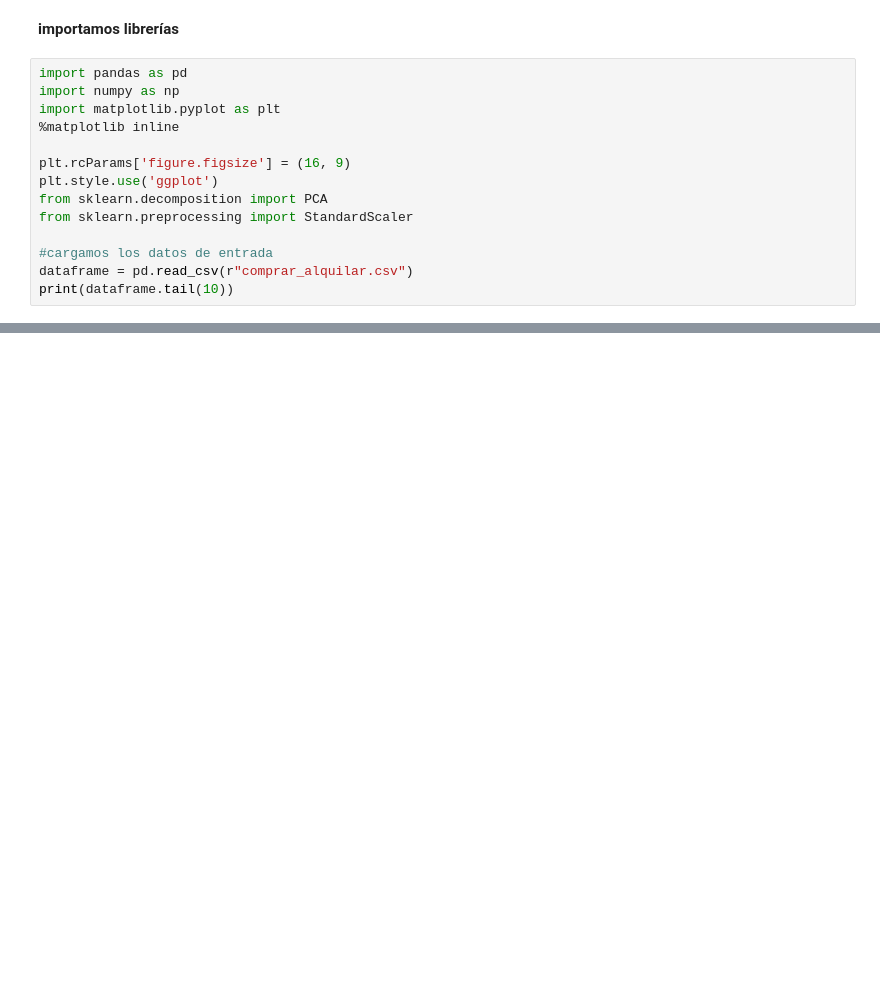
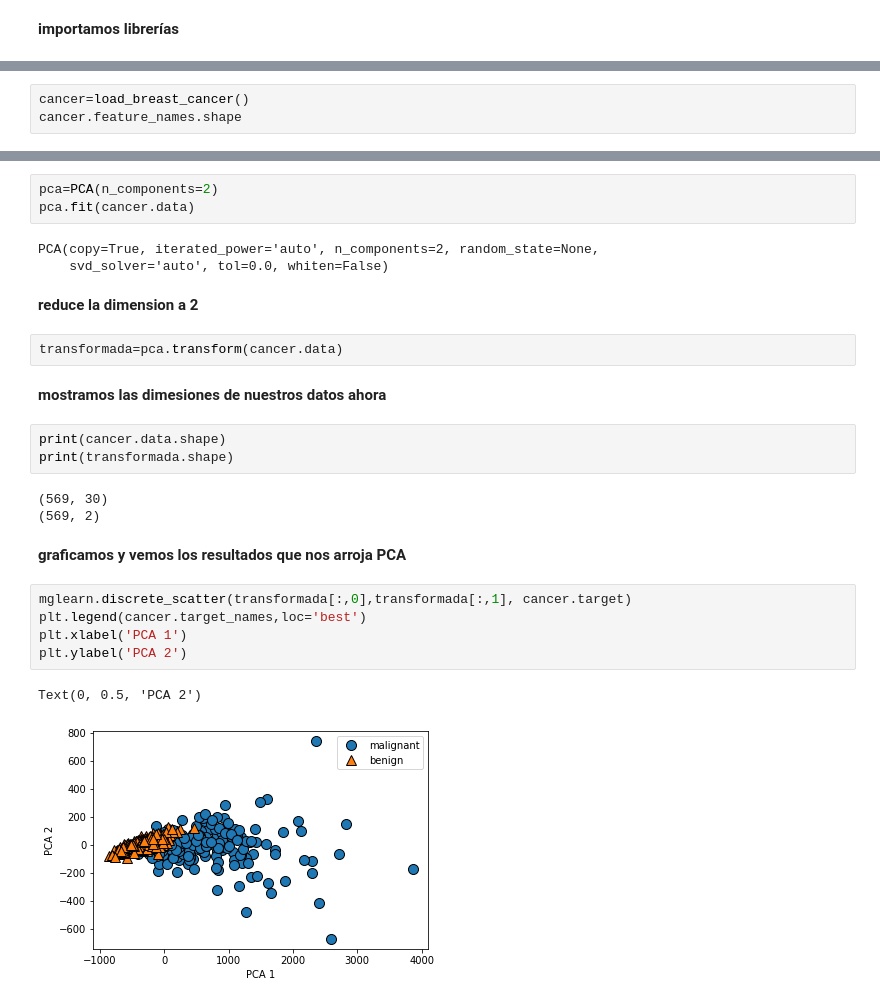
Before and after one commit to rolya2018/ejemplos-de-aprendizaje-no-supervizado, a Jupyter notebook: reduccion_dimensiones_PCA.ipynb, the cells around one changed output, grey strips where cells are left out. Saved outputs shown, nothing was run; the diff lists cells and outputs as text; blank space fills up the shorter version.

```diff
--- a/reduccion_dimensiones_PCA.ipynb
+++ b/reduccion_dimensiones_PCA.ipynb
@@ -12,17 +12,3 @@ En este notebook vamos a utilizar las siguientes librerías:
 -numpy para el manejo de arrays
 # %% [markdown]
 **importamos librerías**
-# %%
-import pandas as pd
-import numpy as np
-import matplotlib.pyplot as plt
-%matplotlib inline
-
-plt.rcParams['figure.figsize'] = (16, 9)
-plt.style.use('ggplot')
-from sklearn.decomposition import PCA
-from sklearn.preprocessing import StandardScaler
-
-#cargamos los datos de entrada
-dataframe = pd.read_csv(r"comprar_alquilar.csv")
-print(dataframe.tail(10))
@@ -102,0 +25,3 @@ plt.show()
+# %%
+cancer=load_breast_cancer()
+cancer.feature_names.shape
@@ -102,0 +32,28 @@ plt.show()
+# %%
+pca=PCA(n_components=2)
+pca.fit(cancer.data)
+# %% [output]
+PCA(copy=True, iterated_power='auto', n_components=2, random_state=None,
+    svd_solver='auto', tol=0.0, whiten=False)
+# %% [markdown]
+**reduce la dimension a 2**
+# %%
+transformada=pca.transform(cancer.data)
+# %% [markdown]
+**mostramos las dimesiones de nuestros datos ahora**
+# %%
+print(cancer.data.shape)
+print(transformada.shape)
+# %% [output]
+(569, 30)
+(569, 2)
+# %% [markdown]
+**graficamos y vemos los resultados que nos arroja PCA**
+# %%
+mglearn.discrete_scatter(transformada[:,0],transformada[:,1], cancer.target)
+plt.legend(cancer.target_names,loc='best')
+plt.xlabel('PCA 1')
+plt.ylabel('PCA 2')
+# %% [output]
+Text(0, 0.5, 'PCA 2')
+[figure, added]
```
Also changed, not shown: parts of 19 cells of this notebook.
